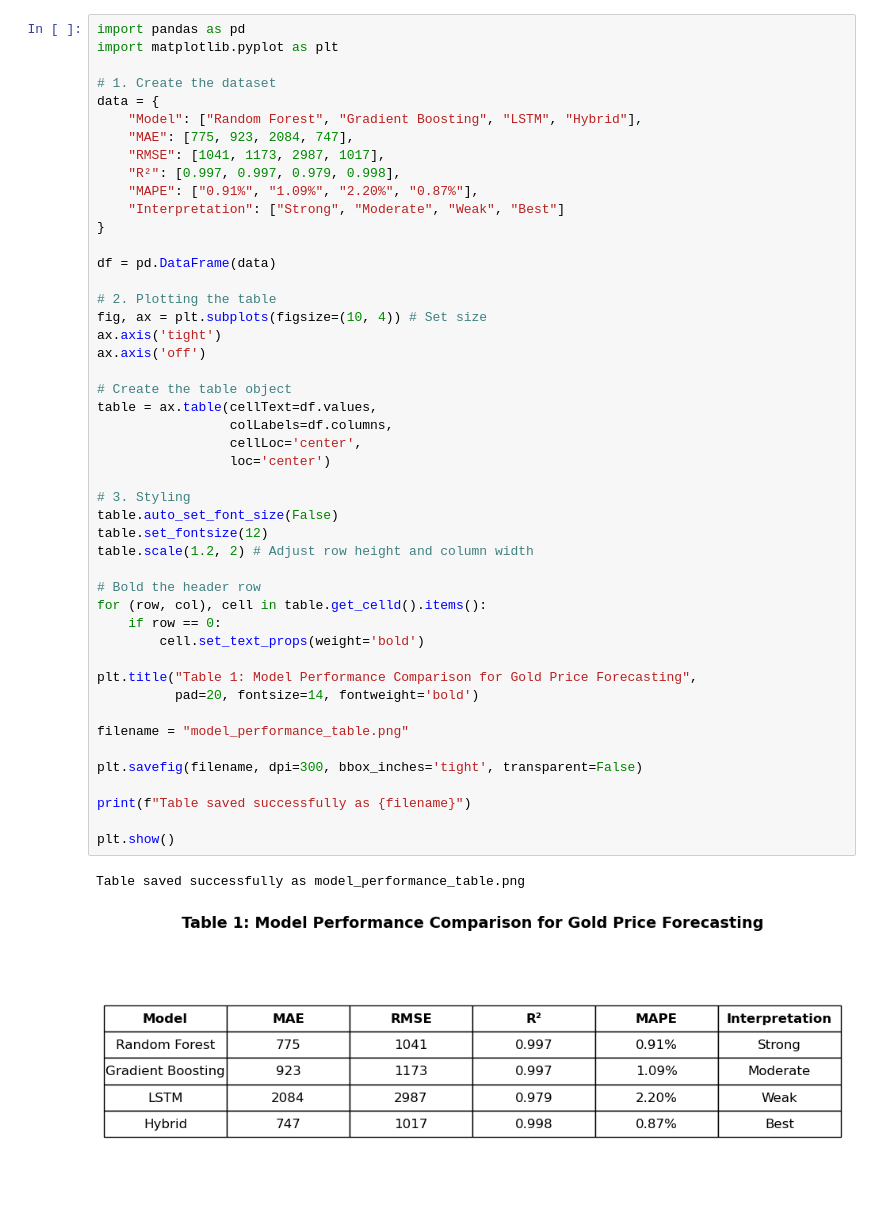
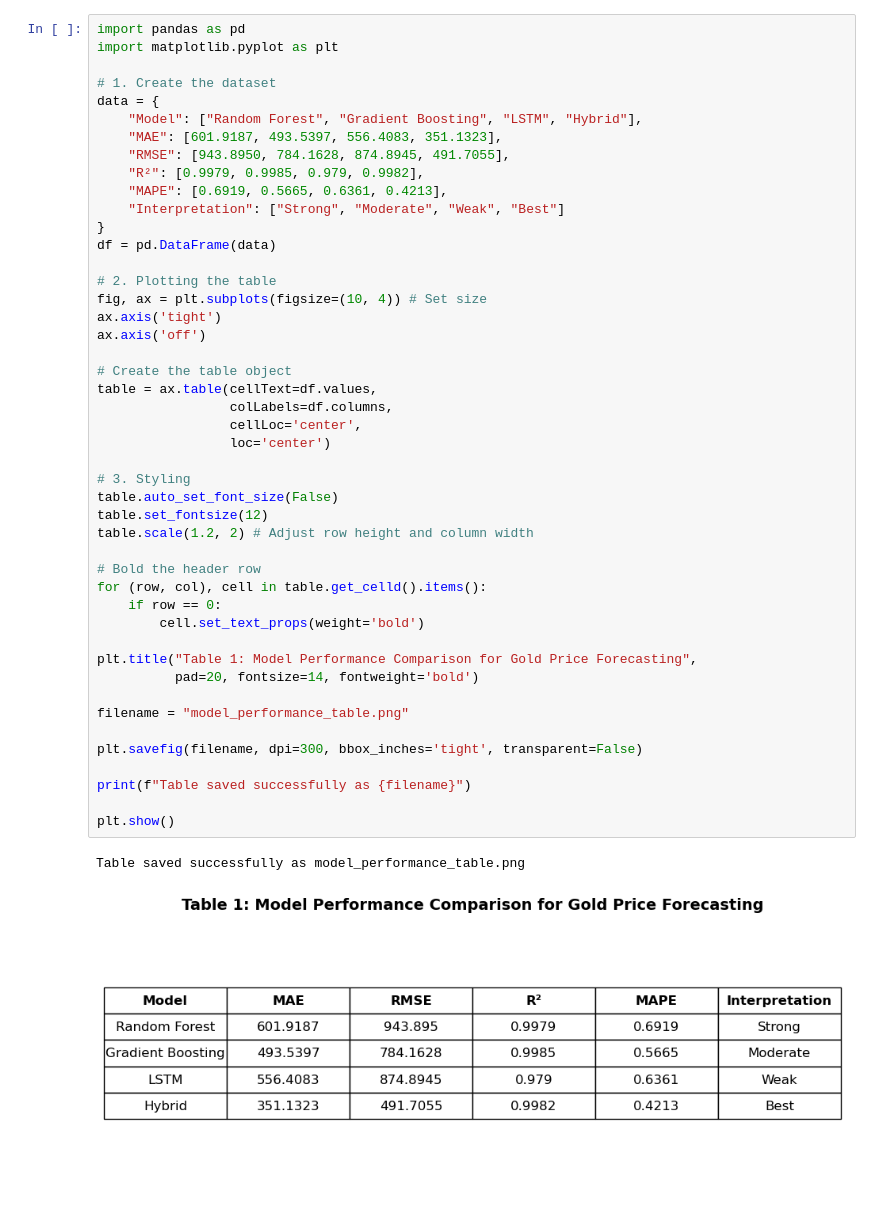
Before and after one commit to KellyLin1234/DailyGoldPricePrediction, a Jupyter notebook: notebooks/7.0 Model Performance Comparison for 4 Model.ipynb, the cells around one changed output. Cells and saved outputs as stored; diff of their text form.

```diff
--- a/notebooks/7.0 Model Performance Comparison for 4 Model.ipynb
+++ b/notebooks/7.0 Model Performance Comparison for 4 Model.ipynb
@@ -5,13 +5,12 @@ import matplotlib.pyplot as plt
 # 1. Create the dataset
 data = {
     "Model": ["Random Forest", "Gradient Boosting", "LSTM", "Hybrid"],
-    "MAE": [775, 923, 2084, 747],
-    "RMSE": [1041, 1173, 2987, 1017],
-    "R²": [0.997, 0.997, 0.979, 0.998],
-    "MAPE": ["0.91%", "1.09%", "2.20%", "0.87%"],
+    "MAE": [601.9187, 493.5397, 556.4083, 351.1323],
+    "RMSE": [943.8950, 784.1628, 874.8945, 491.7055],
+    "R²": [0.9979, 0.9985, 0.979, 0.9982],
+    "MAPE": [0.6919, 0.5665, 0.6361, 0.4213],
     "Interpretation": ["Strong", "Moderate", "Weak", "Best"]
 }
-
 df = pd.DataFrame(data)
 
 # 2. Plotting the table
@@ -20,31 +19,31 @@ ax.axis('tight')
 ax.axis('off')
 
 # Create the table object
 table = ax.table(cellText=df.values,
                  colLabels=df.columns,
                  cellLoc='center',
                  loc='center')
 
 # 3. Styling
 table.auto_set_font_size(False)
 table.set_fontsize(12)
 table.scale(1.2, 2) # Adjust row height and column width
 
 # Bold the header row
 for (row, col), cell in table.get_celld().items():
     if row == 0:
         cell.set_text_props(weight='bold')
 
 plt.title("Table 1: Model Performance Comparison for Gold Price Forecasting",
           pad=20, fontsize=14, fontweight='bold')
 
 filename = "model_performance_table.png"
 
 plt.savefig(filename, dpi=300, bbox_inches='tight', transparent=False)
 
 print(f"Table saved successfully as {filename}")
 
 plt.show()
 # %% [output]
 Table saved successfully as model_performance_table.png
-[figure, old version]
+[figure, new version]
```
